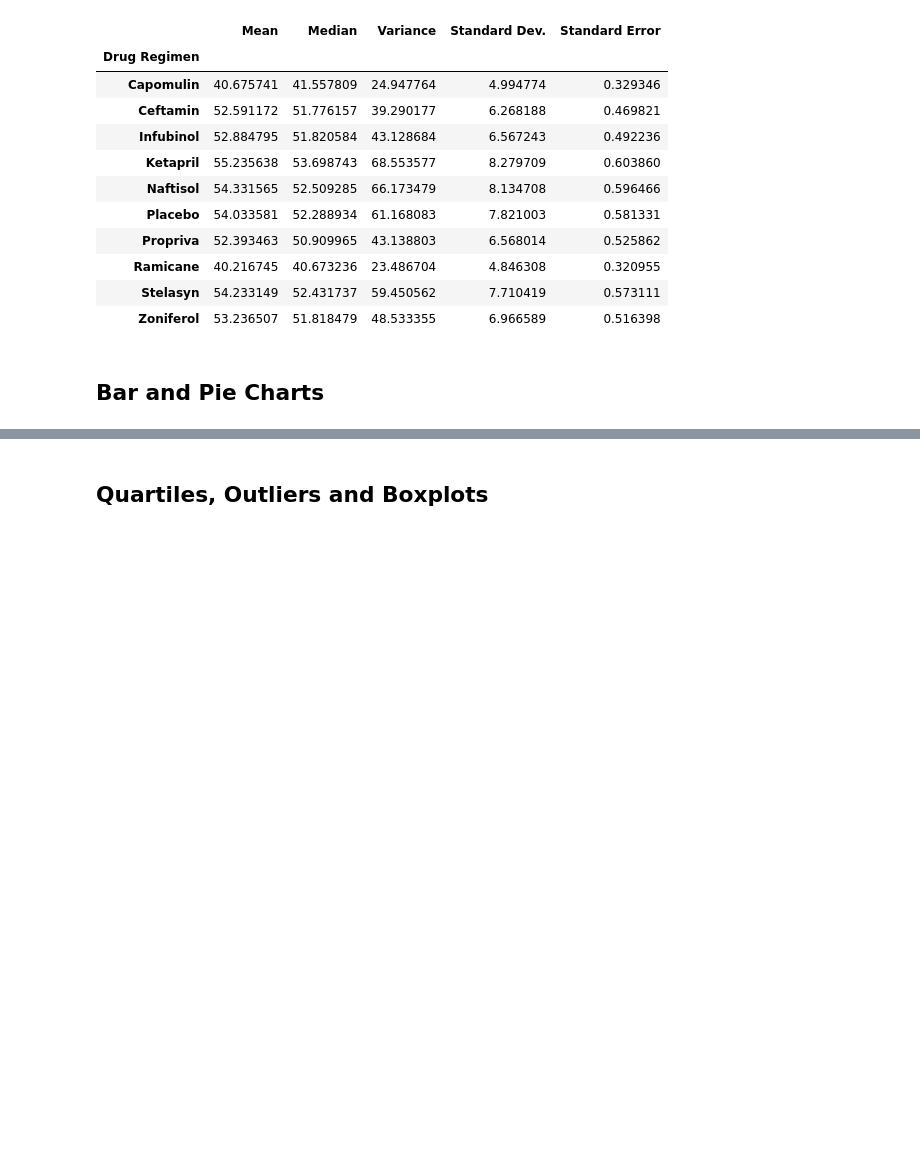
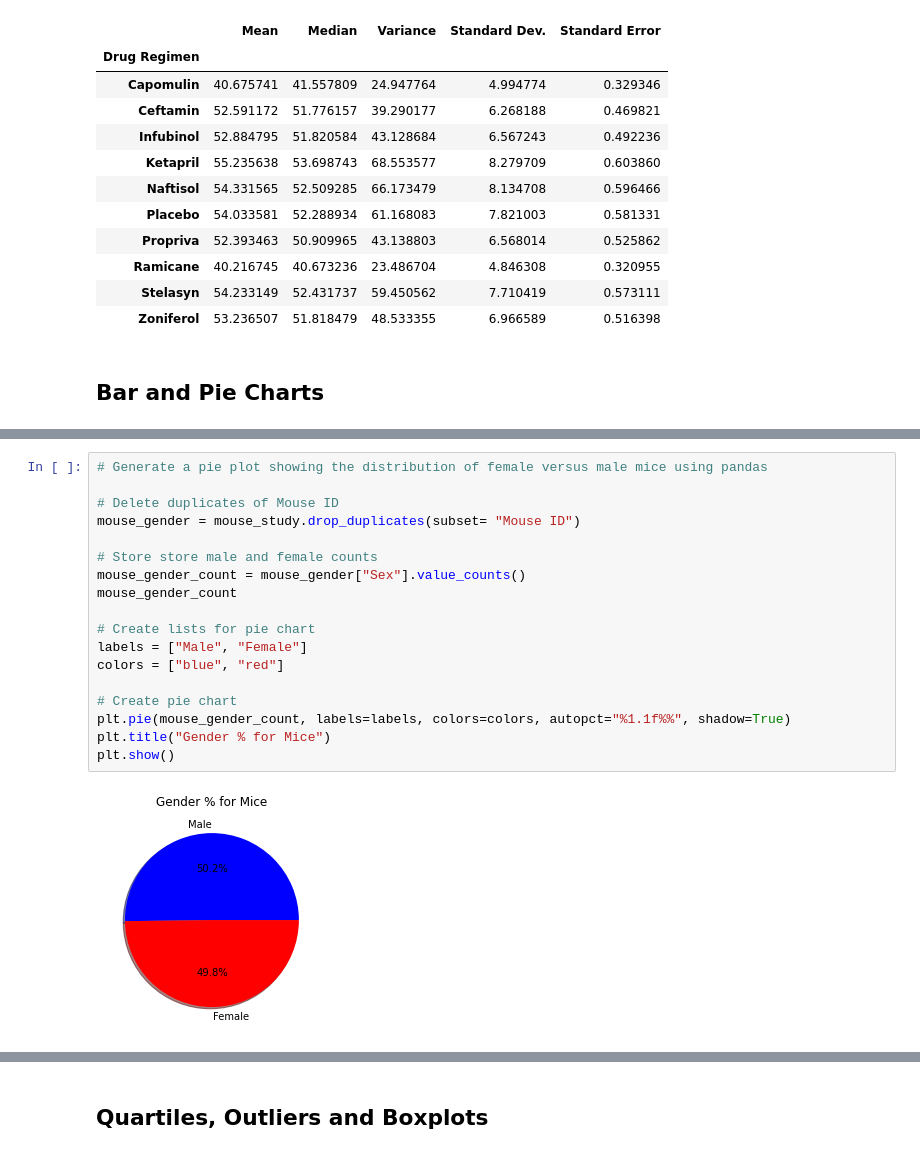
Before and after one commit to gotzx015/Matplotlib-Challenge, a Jupyter notebook: Pymaceuticals/main.ipynb, the cells around one changed output, grey strips where cells are left out. Cells and saved outputs as stored; diff of their text form; blank space fills up the shorter version.

```diff
--- a/Pymaceuticals/main.ipynb
+++ b/Pymaceuticals/main.ipynb
@@ -144 +178,21 @@ tumor_agg
+# %%
+# Generate a pie plot showing the distribution of female versus male mice using pandas
+
+# Delete duplicates of Mouse ID
+mouse_gender = mouse_study.drop_duplicates(subset= "Mouse ID")
+
+# Store store male and female counts
+mouse_gender_count = mouse_gender["Sex"].value_counts()
+mouse_gender_count
+
+# Create lists for pie chart
+labels = ["Male", "Female"]
+colors = ["blue", "red"]
+
+# Create pie chart
+plt.pie(mouse_gender_count, labels=labels, colors=colors, autopct="%1.1f%%", shadow=True)
+plt.title("Gender % for Mice")
+plt.show()
+# %% [output]
+[figure, added]
 # %%
```
Also changed, not shown: parts of 19 cells of this notebook, 4 other files.
